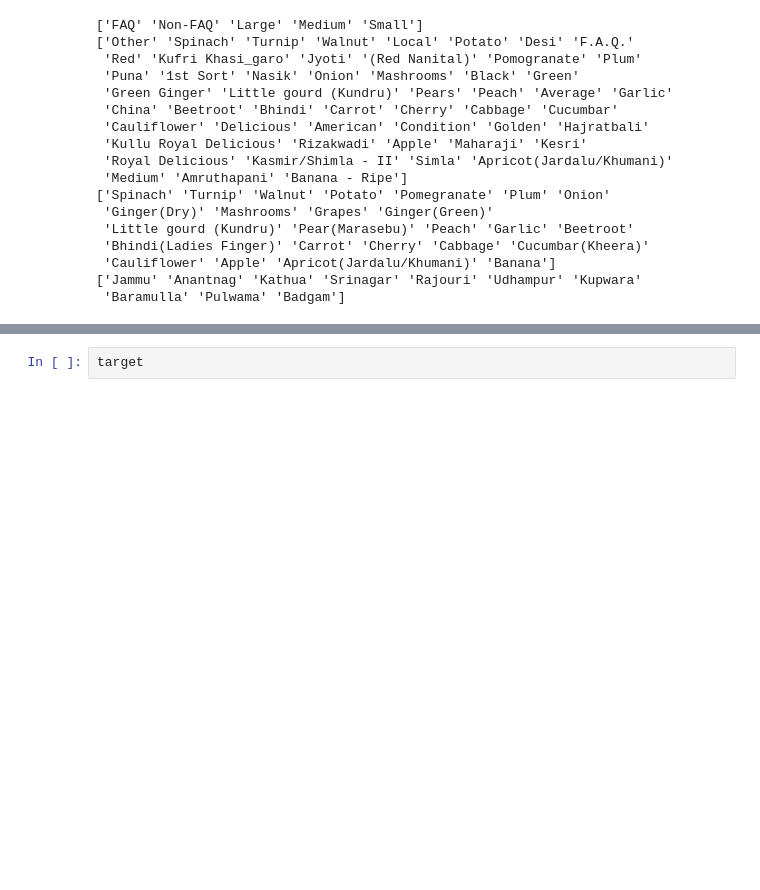
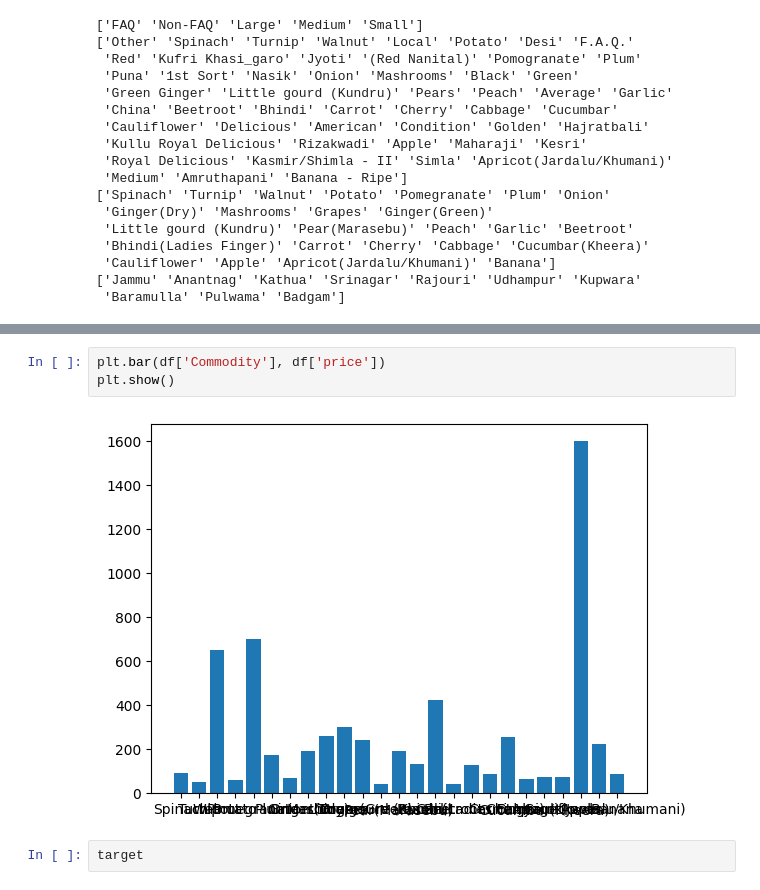
Before and after one commit to Gaurang-bit786/winnovation-argi-forcase, a Jupyter notebook: our_data.pridection.ipynb, the cells around one changed output, grey strips where cells are left out. Drawn from its saved outputs; the diff is of its cells as text; blank space fills up the shorter version.

```diff
--- a/our_data.pridection.ipynb
+++ b/our_data.pridection.ipynb
@@ -34,3 +53,8 @@ target = df.price
+# %%
+plt.bar(df['Commodity'], df['price'])
+plt.show()
+# %% [output]
+[figure, added]
 # %%
 target
 # %% [output]
```
Also changed, not shown: parts of 2 cells of this notebook.
